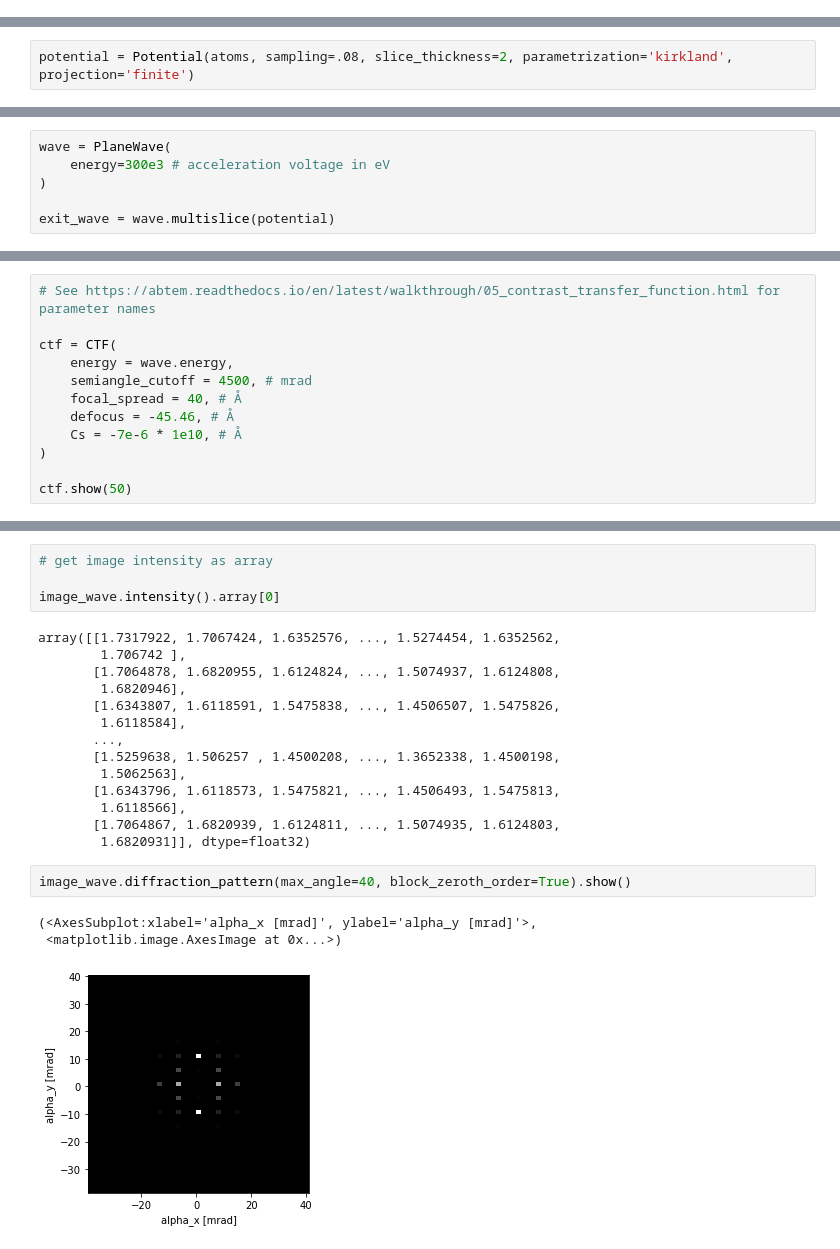
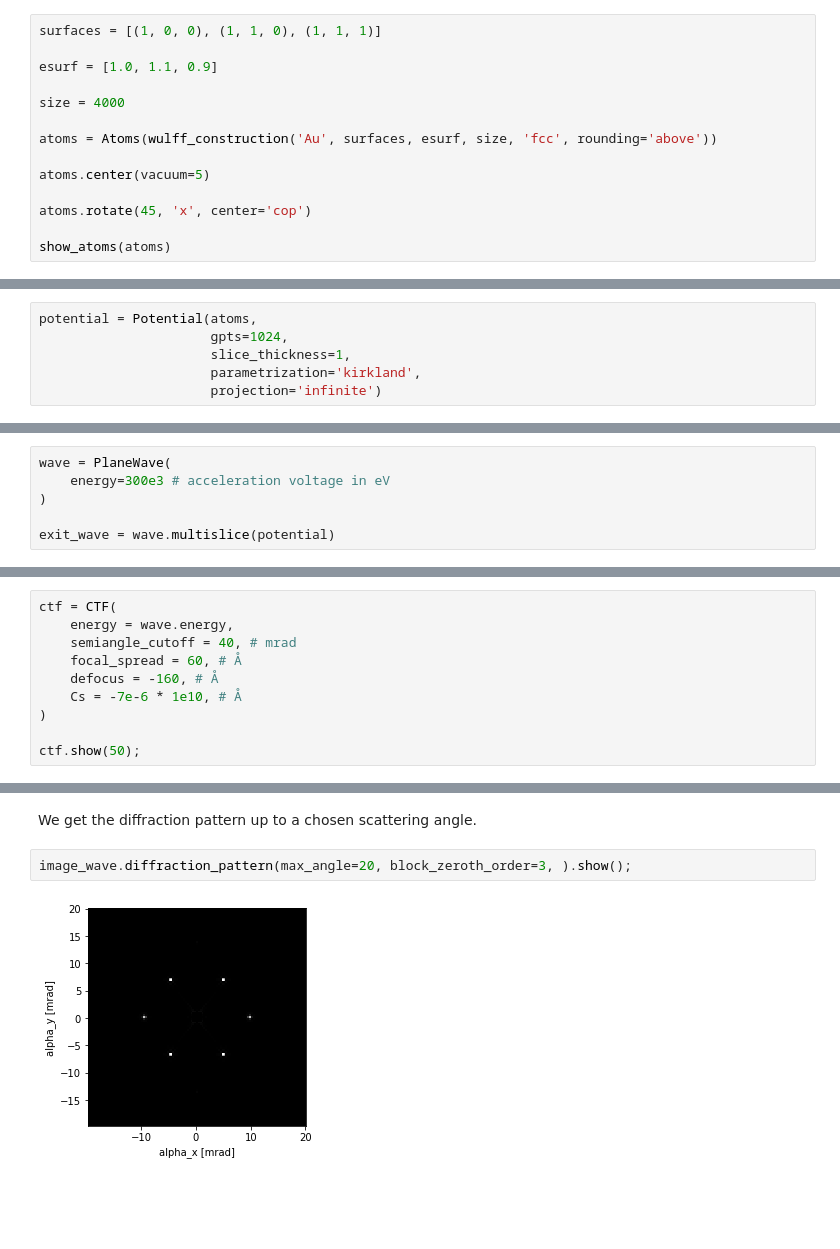
Before and after one commit to abTEM/abTEM, a Jupyter notebook: examples/quickstart/quick_hrtem_and_saed.ipynb, the cells around one changed output, grey strips where cells are left out. Drawn from its saved outputs; the diff is of its cells as text; blank space fills up the shorter version.

```diff
--- a/examples/quickstart/quick_hrtem_and_saed.ipynb
+++ b/examples/quickstart/quick_hrtem_and_saed.ipynb
@@ -21,0 +19,14 @@ show_atoms(atoms)
+# %%
+surfaces = [(1, 0, 0), (1, 1, 0), (1, 1, 1)]
+
+esurf = [1.0, 1.1, 0.9]
+
+size = 4000
+
+atoms = Atoms(wulff_construction('Au', surfaces, esurf, size, 'fcc', rounding='above'))
+
+atoms.center(vacuum=5)
+
+atoms.rotate(45, 'x', center='cop')
+
+show_atoms(atoms)
@@ -22,5 +37,9 @@ show_atoms(atoms)
 # %%
-potential = Potential(atoms, sampling=.08, slice_thickness=2, parametrization='kirkland', projection='finite')
+potential = Potential(atoms,
+                      gpts=1024,
+                      slice_thickness=1,
+                      parametrization='kirkland',
+                      projection='infinite')
 # %%
 # To simulate TDS uncomment below
 
@@ -46,13 +71,11 @@ exit_wave.intensity().mean(0).show(figsize=(6,6))
 # %%
-# See https://abtem.readthedocs.io/en/latest/walkthrough/05_contrast_transfer_function.html for parameter names
-
 ctf = CTF(
     energy = wave.energy,
-    semiangle_cutoff = 4500, # mrad
-    focal_spread = 40, # Å
-    defocus = -45.46, # Å
+    semiangle_cutoff = 40, # mrad
+    focal_spread = 60, # Å
+    defocus = -160, # Å
     Cs = -7e-6 * 1e10, # Å
 )
 
-ctf.show(50)
+ctf.show(50);
 # %% [output]
@@ -69,27 +95,9 @@ image_wave.intensity().mean(0).show()
-# %%
-# get image intensity as array
-
-image_wave.intensity().array[0]
-# %% [output]
-array([[1.7317922, 1.7067424, 1.6352576, ..., 1.5274454, 1.6352562,
-        1.706742 ],
-       [1.7064878, 1.6820955, 1.6124824, ..., 1.5074937, 1.6124808,
-        1.6820946],
-       [1.6343807, 1.6118591, 1.5475838, ..., 1.4506507, 1.5475826,
-        1.6118584],
-       ...,
-       [1.5259638, 1.506257 , 1.4500208, ..., 1.3652338, 1.4500198,
-        1.5062563],
-       [1.6343796, 1.6118573, 1.5475821, ..., 1.4506493, 1.5475813,
-        1.6118566],
-       [1.7064867, 1.6820939, 1.6124811, ..., 1.5074935, 1.6124803,
-        1.6820931]], dtype=float32)
+# %% [markdown]
+We get the diffraction pattern up to a chosen scattering angle.
 # %%
-image_wave.diffraction_pattern(max_angle=40, block_zeroth_order=True).show()
+image_wave.diffraction_pattern(max_angle=20, block_zeroth_order=3, ).show();
 # %% [output]
-(<AxesSubplot:xlabel='alpha_x [mrad]', ylabel='alpha_y [mrad]'>,
- <matplotlib.image.AxesImage at 0x...>)
-[figure, old version]
+[figure, new version]
 # %%
 from abtem.noise import poisson_noise
 
```
Also changed, not shown: parts of 16 cells of this notebook, 6 other files.
